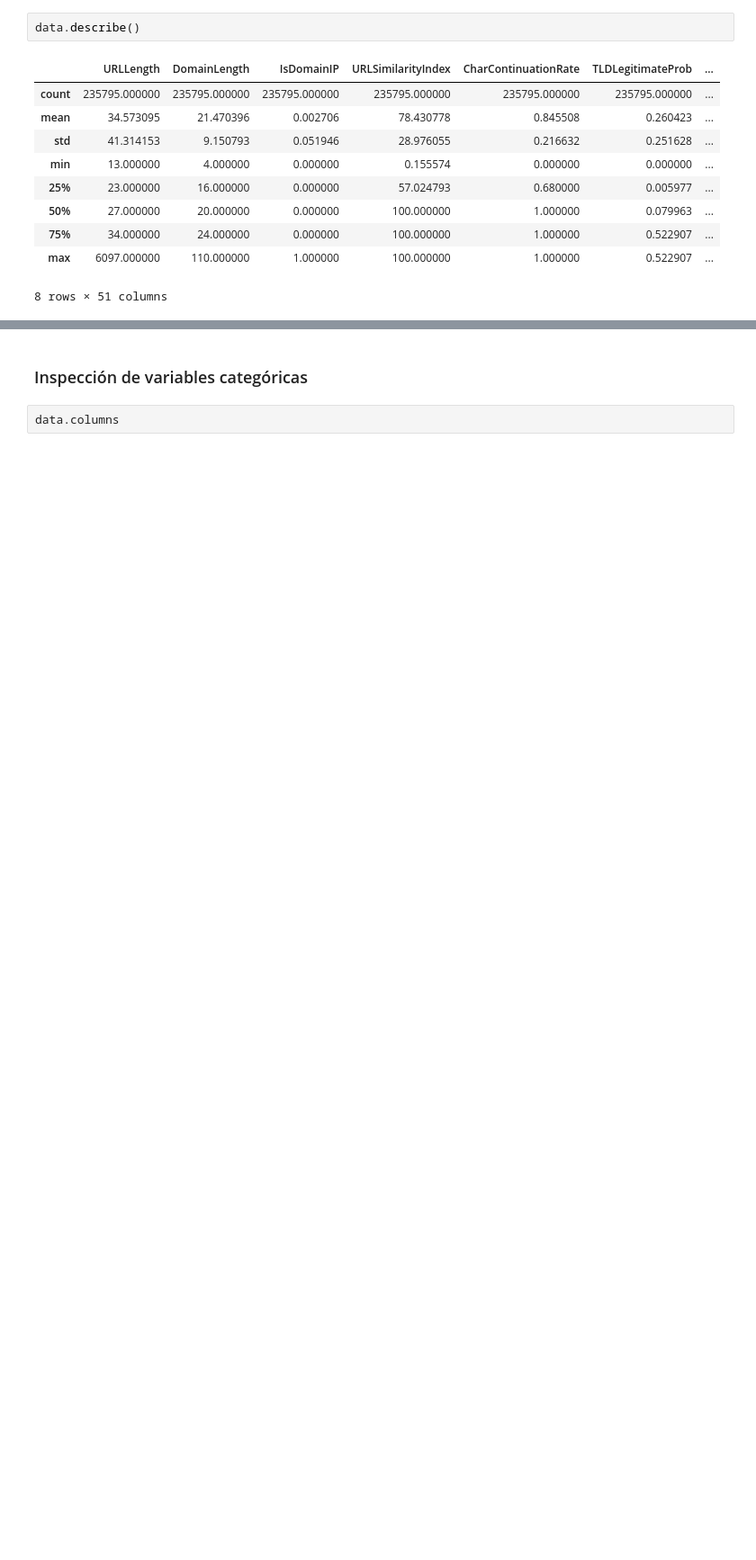
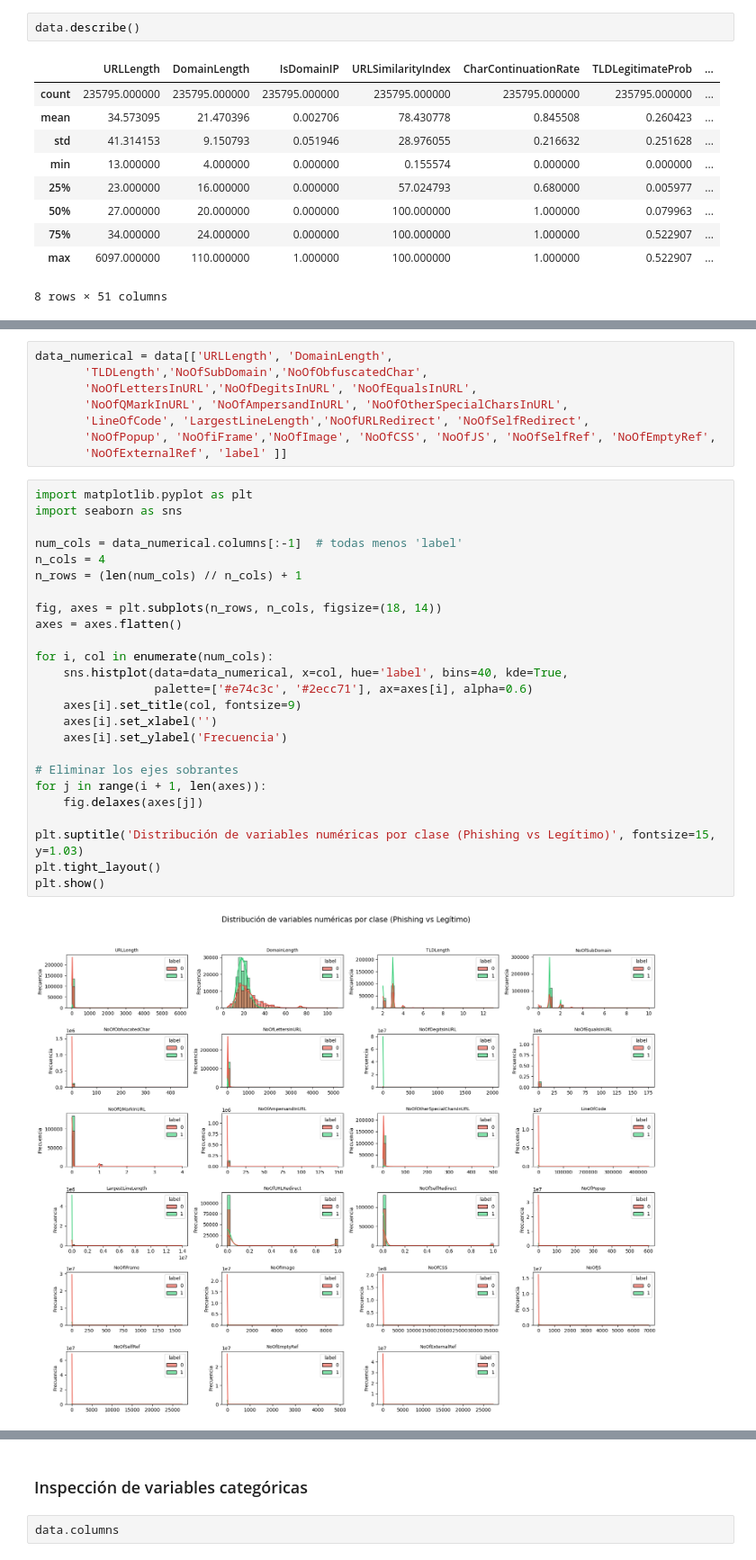
Before and after one commit to sren97/Modelos2_PhiUSIIL, a Jupyter notebook: Proyecto_Modelos_2_PhiUSIIL.ipynb, the cells around one changed output, grey strips where cells are left out. Shown at 90% size. Cells and saved outputs as stored; diff of their text form; blank space fills up the shorter version.

```diff
--- a/Proyecto_Modelos_2_PhiUSIIL.ipynb
+++ b/Proyecto_Modelos_2_PhiUSIIL.ipynb
@@ -80,0 +145,35 @@ data.describe()
+# %%
+data_numerical = data[['URLLength', 'DomainLength',
+       'TLDLength','NoOfSubDomain','NoOfObfuscatedChar',
+       'NoOfLettersInURL','NoOfDegitsInURL', 'NoOfEqualsInURL',
+       'NoOfQMarkInURL', 'NoOfAmpersandInURL', 'NoOfOtherSpecialCharsInURL',
+       'LineOfCode', 'LargestLineLength','NoOfURLRedirect', 'NoOfSelfRedirect',
+       'NoOfPopup', 'NoOfiFrame','NoOfImage', 'NoOfCSS', 'NoOfJS', 'NoOfSelfRef', 'NoOfEmptyRef',
+       'NoOfExternalRef', 'label' ]]
+# %%
+import matplotlib.pyplot as plt
+import seaborn as sns
+
+num_cols = data_numerical.columns[:-1]  # todas menos 'label'
+n_cols = 4
+n_rows = (len(num_cols) // n_cols) + 1
+
+fig, axes = plt.subplots(n_rows, n_cols, figsize=(18, 14))
+axes = axes.flatten()
+
+for i, col in enumerate(num_cols):
+    sns.histplot(data=data_numerical, x=col, hue='label', bins=40, kde=True,
+                 palette=['#e74c3c', '#2ecc71'], ax=axes[i], alpha=0.6)
+    axes[i].set_title(col, fontsize=9)
+    axes[i].set_xlabel('')
+    axes[i].set_ylabel('Frecuencia')
+
+# Eliminar los ejes sobrantes
+for j in range(i + 1, len(axes)):
+    fig.delaxes(axes[j])
+
+plt.suptitle('Distribución de variables numéricas por clase (Phishing vs Legítimo)', fontsize=15, y=1.03)
+plt.tight_layout()
+plt.show()
+# %% [output]
+[figure, added]
```
Also changed, not shown: parts of 9 cells of this notebook.
